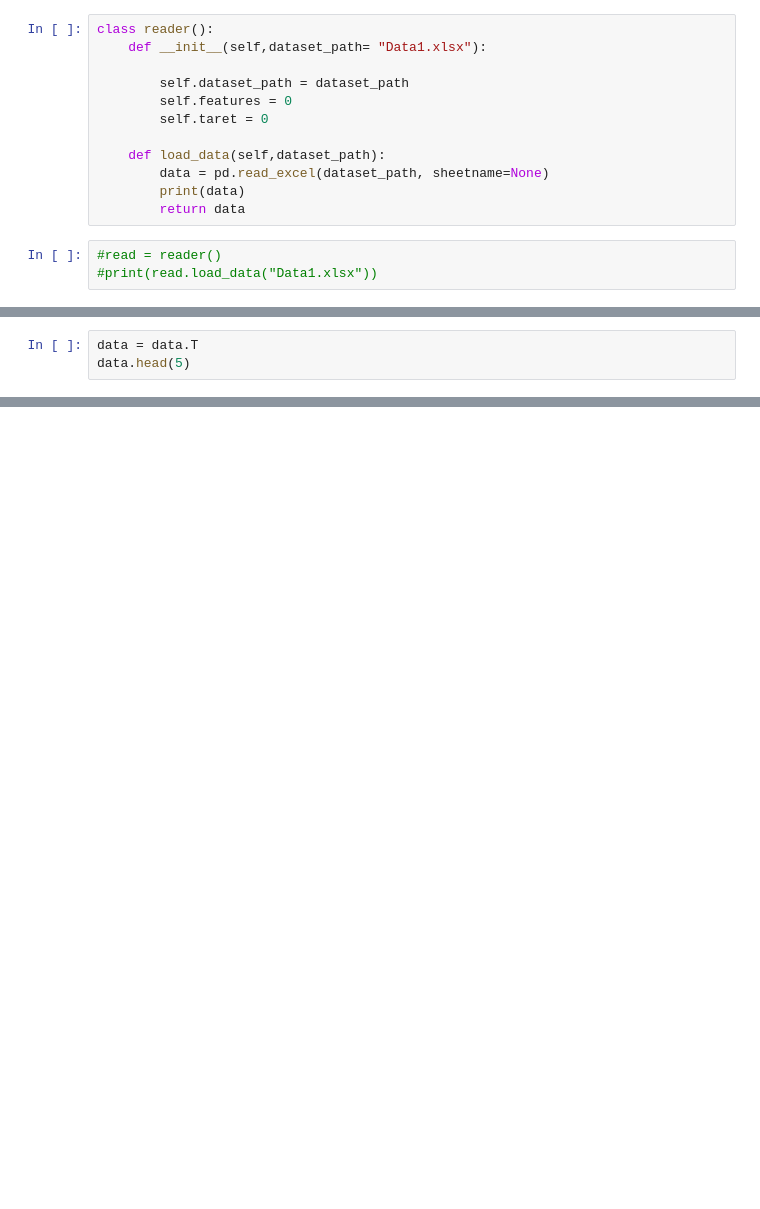
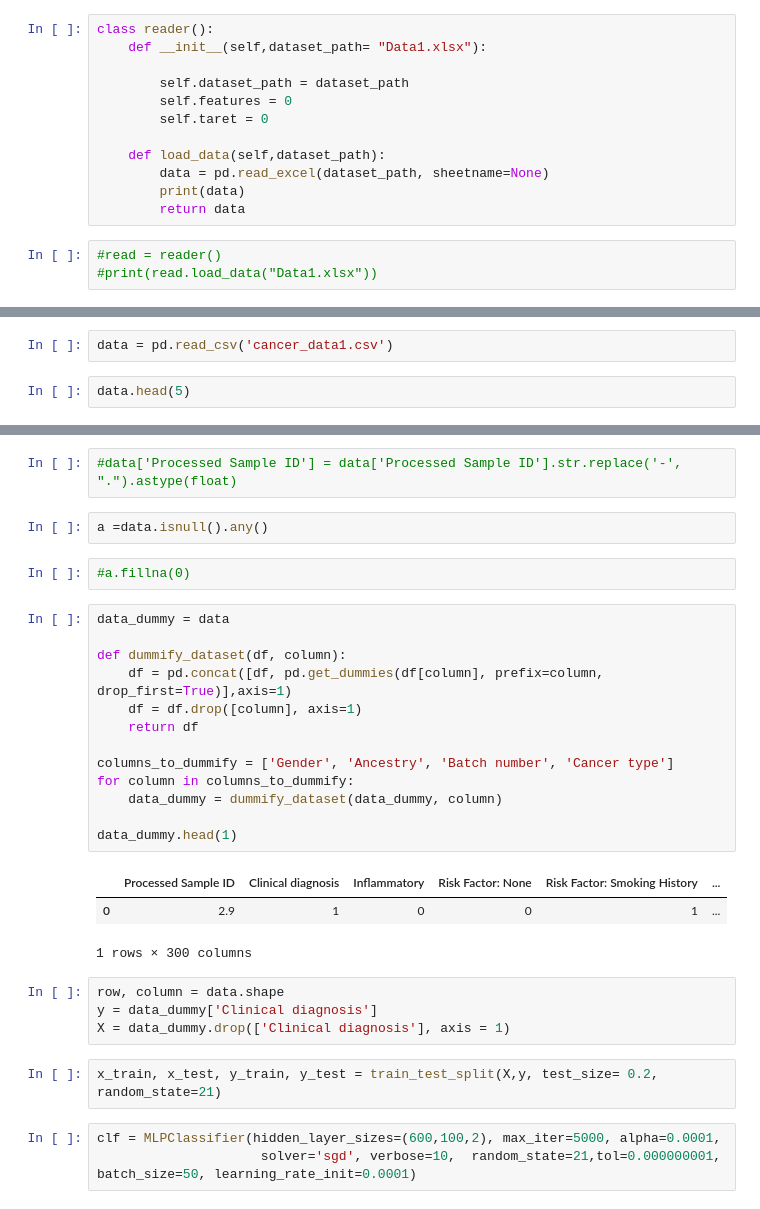
Before and after one commit to vikrantsingh1108/Cancer-Detection-using-Machine-Learning, a Jupyter notebook: Cancer_Prediction.ipynb, the cells around one changed output, grey strips where cells are left out. Saved outputs shown, nothing was run; the diff lists cells and outputs as text; blank space fills up the shorter version.

```diff
--- a/Cancer_Prediction.ipynb
+++ b/Cancer_Prediction.ipynb
@@ -25,4 +27,5 @@ data = pd.read_excel('QG_DS_ML_hiringChallenge.xlsx',sheetname='Specific Mutatio
+# %%
+data = pd.read_csv('cancer_data1.csv')
 # %%
-data = data.T
 data.head(5)
 # %% [output]
@@ -44,0 +39,32 @@ data.head(5)
+# %%
+#data['Processed Sample ID'] = data['Processed Sample ID'].str.replace('-', ".").astype(float)
+# %%
+a =data.isnull().any()
+# %%
+#a.fillna(0)
+# %%
+data_dummy = data
+
+def dummify_dataset(df, column):
+    df = pd.concat([df, pd.get_dummies(df[column], prefix=column, drop_first=True)],axis=1)
+    df = df.drop([column], axis=1)
+    return df
+
+columns_to_dummify = ['Gender', 'Ancestry', 'Batch number', 'Cancer type']
+for column in columns_to_dummify:
+    data_dummy = dummify_dataset(data_dummy, column)
+
+data_dummy.head(1)
+# %% [output]
+|  | Processed Sample ID | Clinical diagnosis | Inflammatory | Risk Factor: None | Risk Factor: Smoking History | ... |
+| 0 | 2.9 | 1 | 0 | 0 | 1 | ... |
+1 rows × 300 columns
+# %%
+row, column = data.shape
+y = data_dummy['Clinical diagnosis']
+X = data_dummy.drop(['Clinical diagnosis'], axis = 1)
+# %%
+x_train, x_test, y_train, y_test = train_test_split(X,y, test_size= 0.2, random_state=21)
+# %%
+clf = MLPClassifier(hidden_layer_sizes=(600,100,2), max_iter=5000, alpha=0.0001,
+                     solver='sgd', verbose=10,  random_state=21,tol=0.000000001, batch_size=50, learning_rate_init=0.0001)
```
Also changed, not shown: parts of 13 cells of this notebook.
